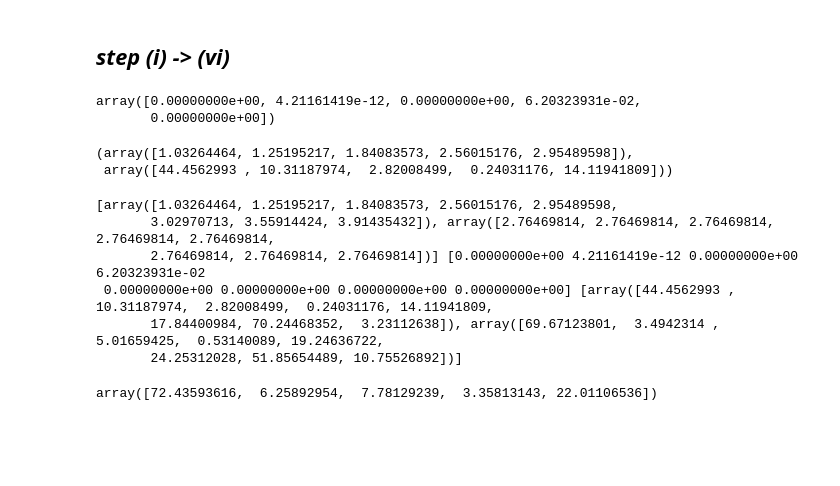
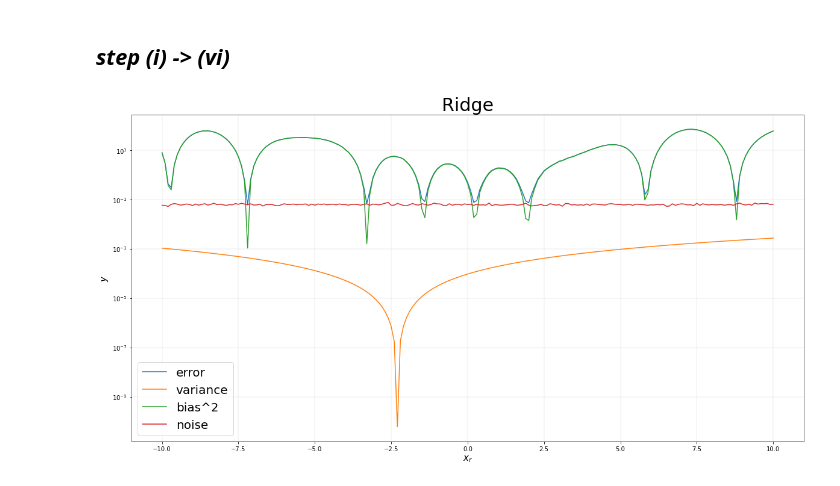
Before and after one commit to Julien-Gustin/ELEN0062-Machine-Learning, a Jupyter notebook: P2/src/2.ipynb, the cells around one changed output. Drawn from its saved outputs; the diff is of its cells as text; code cells hidden in the pictures; blank space fills up the shorter version.

Commit message:
protocol

```diff
--- a/P2/src/2.ipynb
+++ b/P2/src/2.ipynb
@@ -17,8 +17,8 @@ plt.show()
 # %% [markdown]
 ## *step (i)*
 # %%
-n_LS = 2
-N_samples = 5
+n_LS = 10
+N_samples = 10000
 
 X, y = make_data(N_samples=N_samples*n_LS)
 # %% [markdown]
@@ -27,27 +27,26 @@ X, y = make_data(N_samples=N_samples*n_LS)
 from sklearn.linear_model import Ridge
 from sklearn.neighbors import KNeighborsRegressor
 
-p = Protocol(X, y, 2, [Ridge(alpha=1.0), KNeighborsRegressor()])
+p = Protocol(X, y, 2, [Ridge(alpha=1.0), KNeighborsRegressor(n_neighbors=10)])
 # %%
 noise = p.get_noise()
-noise[:5]
-# %% [output]
-array([0.00000000e+00, 4.21161419e-12, 0.00000000e+00, 6.20323931e-02,
-       0.00000000e+00])
 # %%
 var, bias_2 = p.get_variance_bias()
-var[0][:5], bias_2[0][:5]
-# %% [output]
-(array([1.03264464, 1.25195217, 1.84083573, 2.56015176, 2.95489598]),
- array([44.4562993 , 10.31187974,  2.82008499,  0.24031176, 14.11941809]))
 # %%
 error = p.get_expected_error()
-error[1][:5]
-# %% [output]
-[array([1.03264464, 1.25195217, 1.84083573, 2.56015176, 2.95489598,
-       3.02970713, 3.55914424, 3.91435432]), array([2.76469814, 2.76469814, 2.76469814, 2.76469814, 2.76469814,
-       2.76469814, 2.76469814, 2.76469814])] [0.00000000e+00 4.21161419e-12 0.00000000e+00 6.20323931e-02
- 0.00000000e+00 0.00000000e+00 0.00000000e+00 0.00000000e+00] [array([44.4562993 , 10.31187974,  2.82008499,  0.24031176, 14.11941809,
-       17.84400984, 70.24468352,  3.23112638]), array([69.67123801,  3.4942314 ,  5.01659425,  0.53140089, 19.24636722,
-       24.25312028, 51.85654489, 10.75526892])]
-array([72.43593616,  6.25892954,  7.78129239,  3.35813143, 22.01106536])
+# %%
+model = 0 # [0, 1]
+model_name = ["Ridge", "KNN"]
+plt.figure(figsize=(20, 10))
+plt.plot(p.get_unique(), error[model])
+plt.plot(p.get_unique(), var[model])
+plt.plot(p.get_unique(), bias_2[model])
+plt.plot(p.get_unique(), noise)
+plt.legend(["error", "variance", "bias^2", "noise"], fontsize=20)
+plt.xlabel('$x_r$', fontsize=15)
+plt.ylabel('$y$', fontsize=15)
+plt.title(model_name[model], fontsize=30)
+plt.grid(True, linewidth=.2)
+plt.yscale("log")
+# %% [output]
+[figure, added]
```
